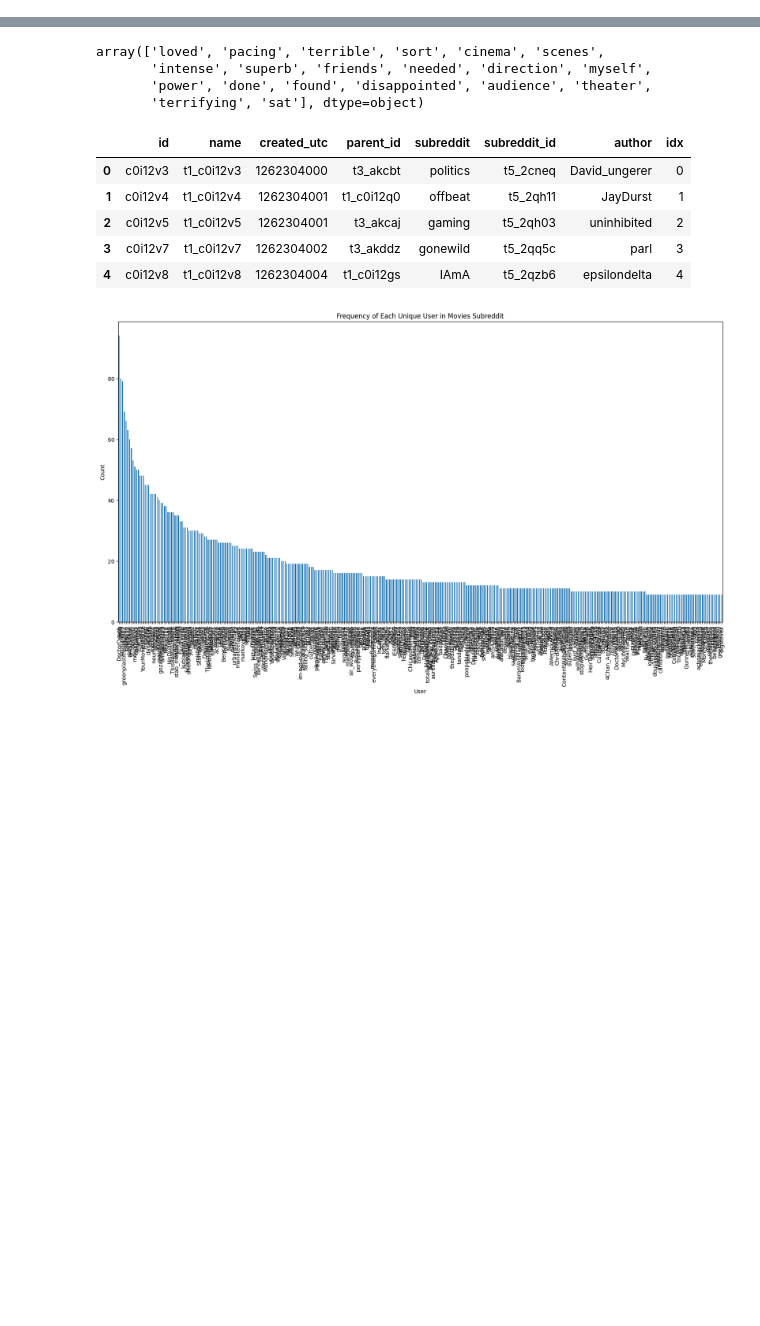
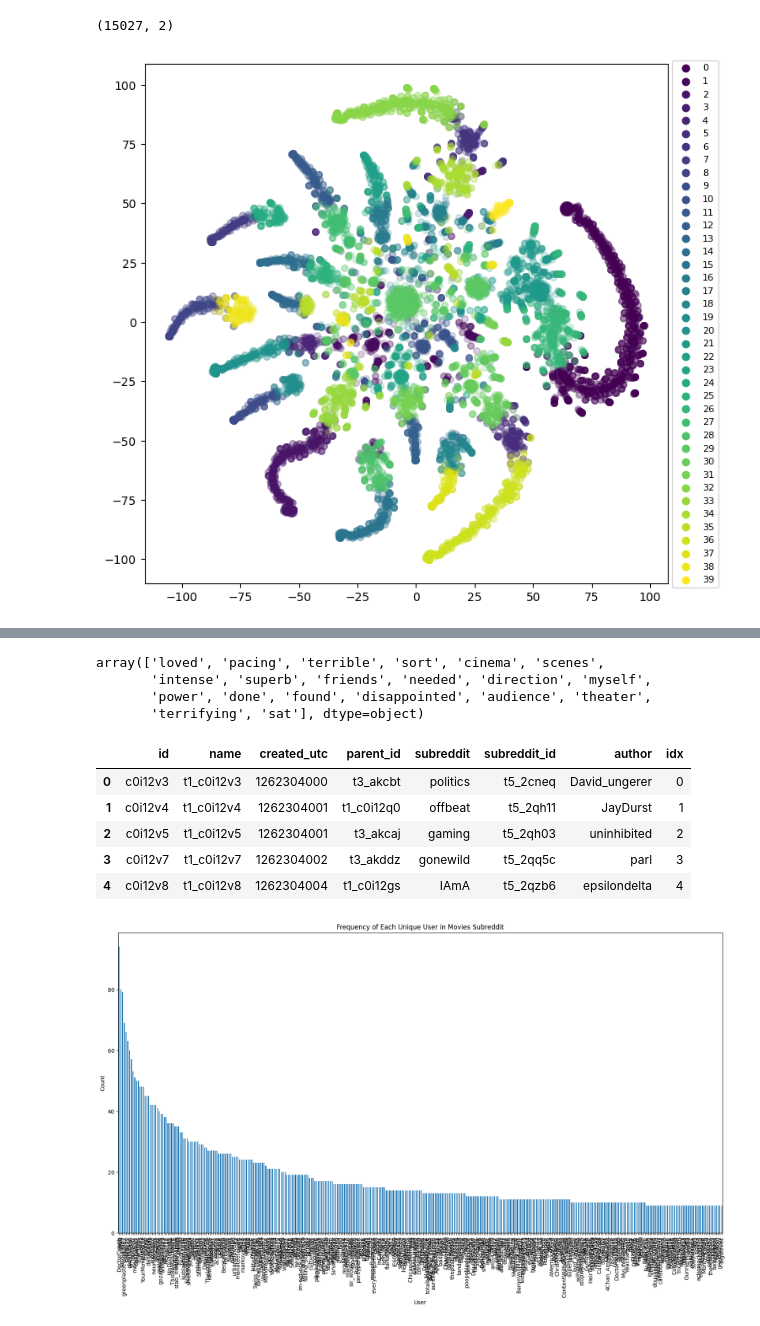
Before and after one commit to stmorse/gg, a Jupyter notebook: src/sandbox.ipynb, the cells around one changed output, grey strips where cells are left out. Drawn from its saved outputs; the diff is of its cells as text; code cells hidden in the pictures; blank space fills up the shorter version.

```diff
--- a/src/sandbox.ipynb
+++ b/src/sandbox.ipynb
@@ -19,3 +21,9 @@ import utils
 config = configparser.ConfigParser()
 config.read('../config.ini')
 g = config['general']
+# %%
+users = pd.read_csv(
+    os.path.join(g['save_path'], 'science/users/user_label_counts_2007-2010.csv'),
+    # compression='gzip'
+)
+users.head()
@@ -21,0 +41,9 @@ g = config['general']
+# %%
+X = users.drop(['author'], axis=1).values
+X = scipy.special.softmax(X, axis=1)
+
+cm = sklearn.cluster.KMeans(
+    n_clusters=40,
+)
+cm.fit(X)
+np.unique(cm.labels_, return_counts=True)
@@ -21,0 +58,29 @@ g = config['general']
+# %%
+tsne = sklearn.manifold.TSNE(
+    n_components=2,
+    perplexity=35,
+    random_state=314,
+)
+Xt = tsne.fit_transform(X)
+Xt.shape
+# %% [output]
+(15027, 2)
+# %%
+fig, ax = plt.subplots(1,1, figsize=(8,8))
+
+colors = plt.cm.viridis(np.linspace(0, 1, len(np.unique(cm.labels_))))
+for cluster_label, color in zip(np.unique(cm.labels_), colors):
+    if cluster_label == -1:
+        continue
+    cluster_points = Xt[cm.labels_ == cluster_label]
+    ax.scatter(
+        cluster_points[:, 0], cluster_points[:, 1],
+        s=30, color=color, alpha=0.2)
+    ax.scatter([], [], color=color, label=f'{cluster_label}')
+
+# gix = np.where(cm.labels_ == -1)[0]
+# ax.scatter(Xt[gix,0], Xt[gix,1], s=30, color='k', alpha=0.05)
+ax.legend(loc='center left', fontsize=8, bbox_to_anchor=(1, 0.5))
+plt.show()
+# %% [output]
+[figure, added]
```
Also changed, not shown: parts of 8 cells of this notebook, 3 other files.
